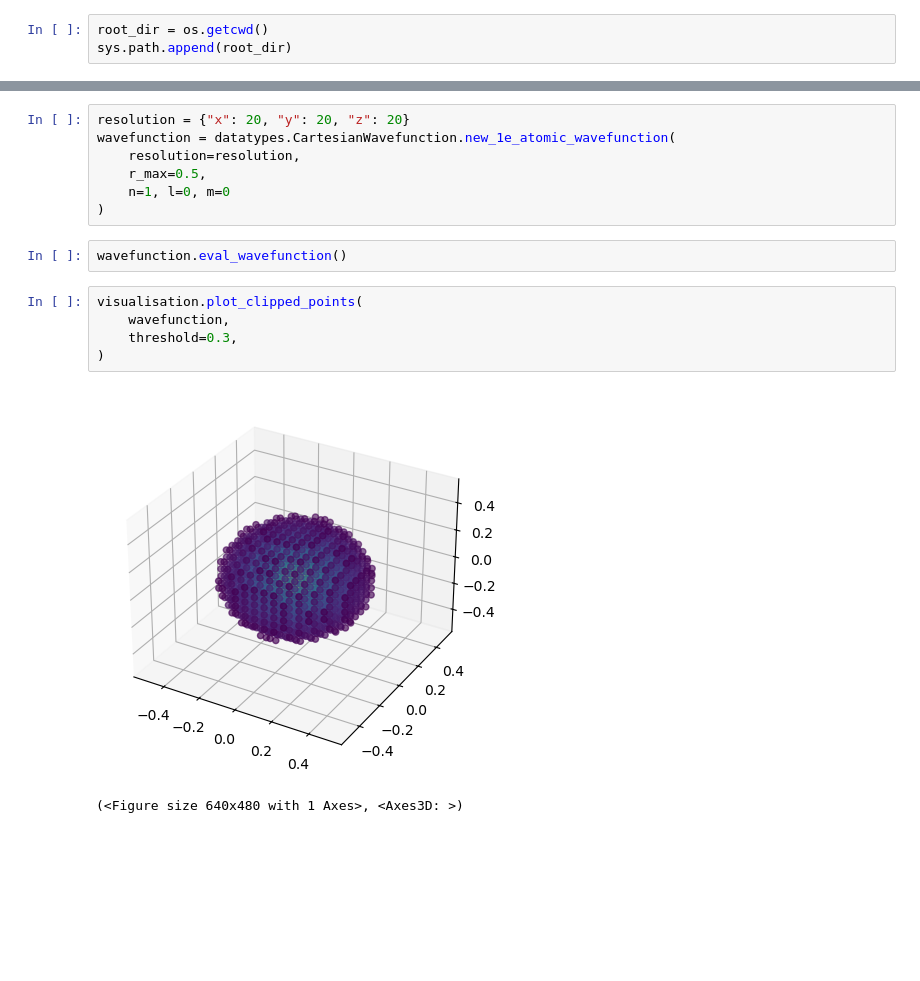
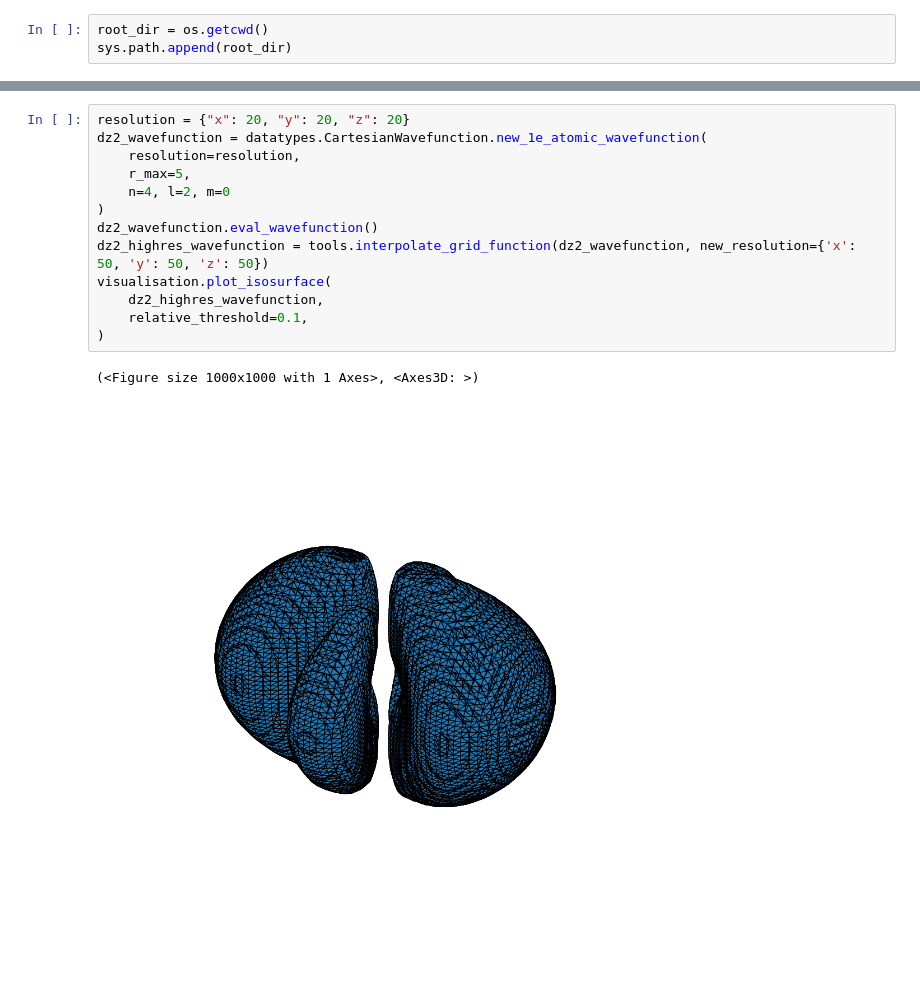
Before and after one commit to patrickwrowe/orbitals, a Jupyter notebook: experiment.ipynb, the cells around one changed output, grey strips where cells are left out. Saved outputs shown, nothing was run; the diff lists cells and outputs as text; blank space fills up the shorter version.

Commit message:
plot more orbitals and give intro on using interpolation

```diff
--- a/experiment.ipynb
+++ b/experiment.ipynb
@@ -18,17 +110,16 @@ from orbitals import datatypes, definitions, electron_functions, tools, analysis
 # %%
 resolution = {"x": 20, "y": 20, "z": 20}
-wavefunction = datatypes.CartesianWavefunction.new_1e_atomic_wavefunction(
+dz2_wavefunction = datatypes.CartesianWavefunction.new_1e_atomic_wavefunction(
     resolution=resolution,
-    r_max=0.5,
-    n=1, l=0, m=0
+    r_max=5,
+    n=4, l=2, m=0
 )
+dz2_wavefunction.eval_wavefunction()
+dz2_highres_wavefunction = tools.interpolate_grid_function(dz2_wavefunction, new_resolution={'x': 50, 'y': 50, 'z': 50})
+visualisation.plot_isosurface(
+    dz2_highres_wavefunction,
+    relative_threshold=0.1,
+)
+# %% [output]
+(<Figure size 1000x1000 with 1 Axes>, <Axes3D: >)
+[figure, added]
-# %%
-wavefunction.eval_wavefunction()
-# %%
-visualisation.plot_clipped_points(
-    wavefunction,
-    threshold=0.3,
-)
-# %% [output]
-[figure, removed]
-(<Figure size 640x480 with 1 Axes>, <Axes3D: >)
```
Also changed, not shown: parts of 34 cells of this notebook, 4 other files.
